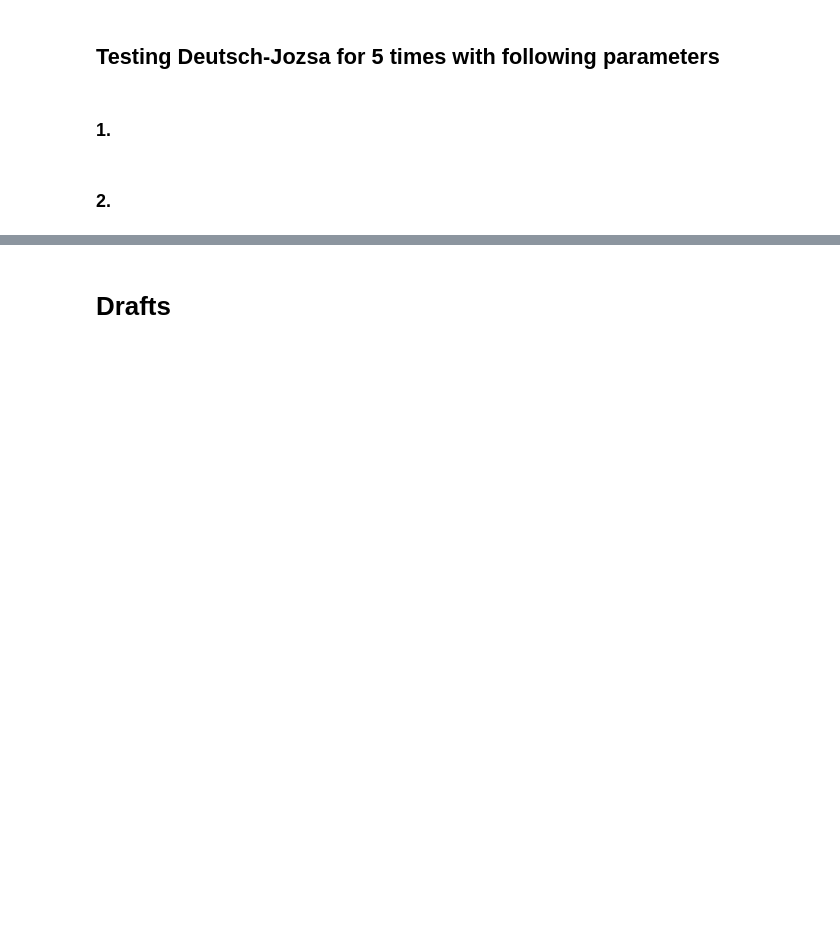
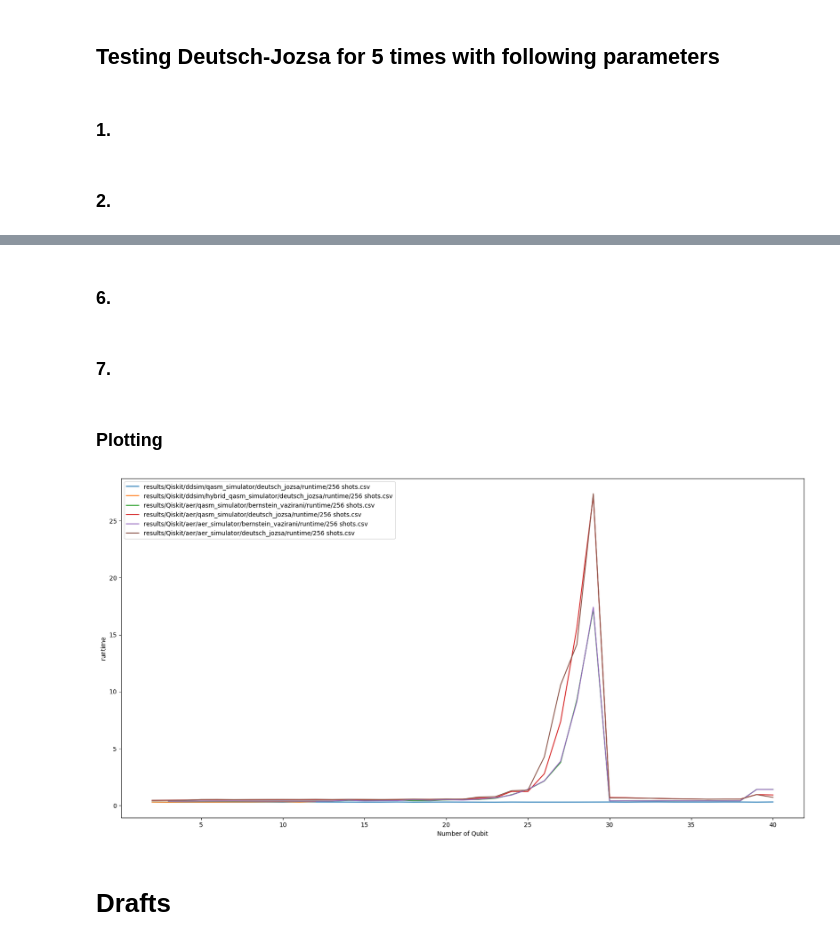
Before and after one commit to ahmadrv/QSB, a Jupyter notebook: benchmarks.ipynb, the cells around one changed output, grey strips where cells are left out. Saved outputs shown, nothing was run; the diff lists cells and outputs as text; code cells hidden in the pictures; blank space fills up the shorter version.

```diff
--- a/benchmarks.ipynb
+++ b/benchmarks.ipynb
@@ -78,0 +120,2 @@ plt.show()
+# %% [markdown]
+### **6.**
@@ -78,0 +141,2 @@ plt.show()
+# %% [markdown]
+### **7.**
@@ -79,3 +162,11 @@ plt.show()
+# %% [markdown]
+### **Plotting**
+# %%
+file_paths = result.get_all_files("results")
+
+result.plot_result(file_paths, "runtime")
+# %% [output]
+[figure, added]
 # %% [markdown]
 # Drafts
 # %%
```
Also changed, not shown: parts of 12 cells of this notebook, 4 other files.
